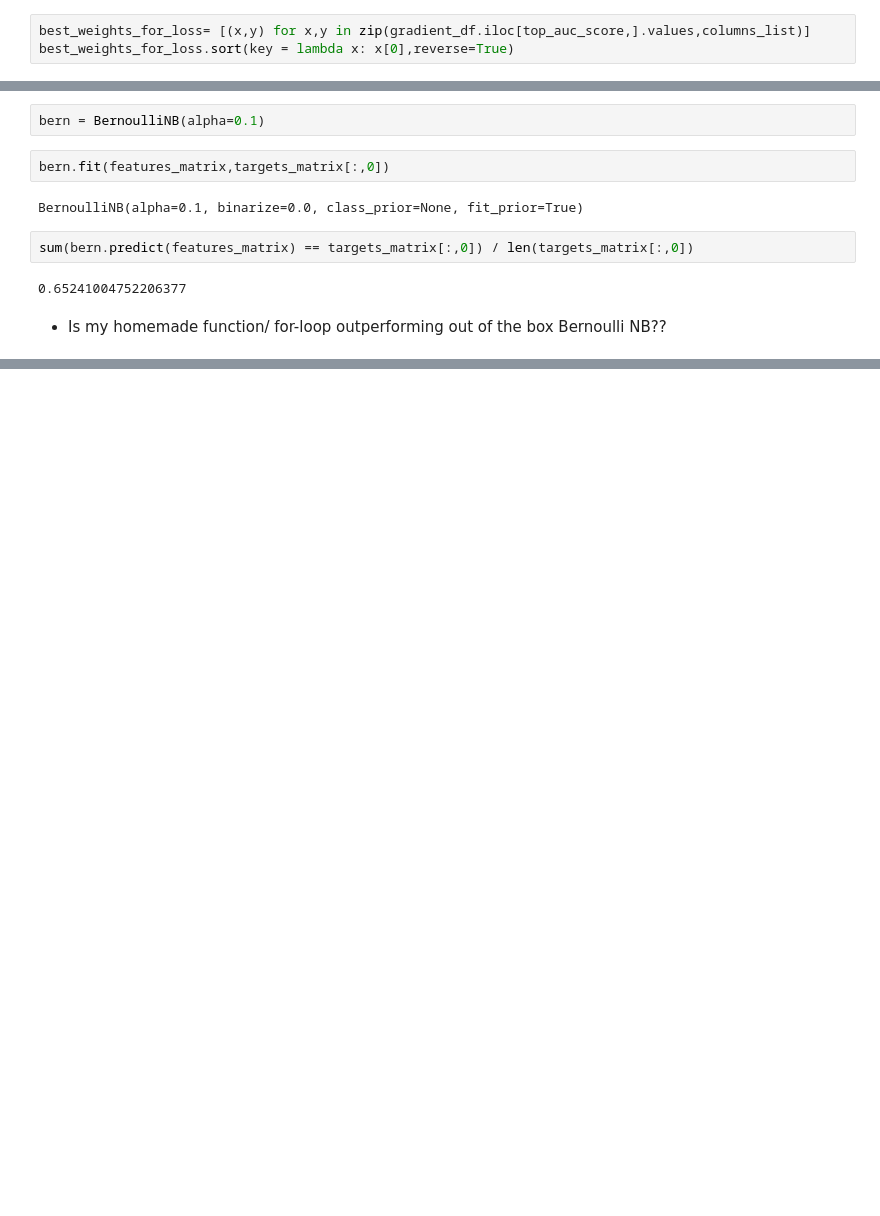
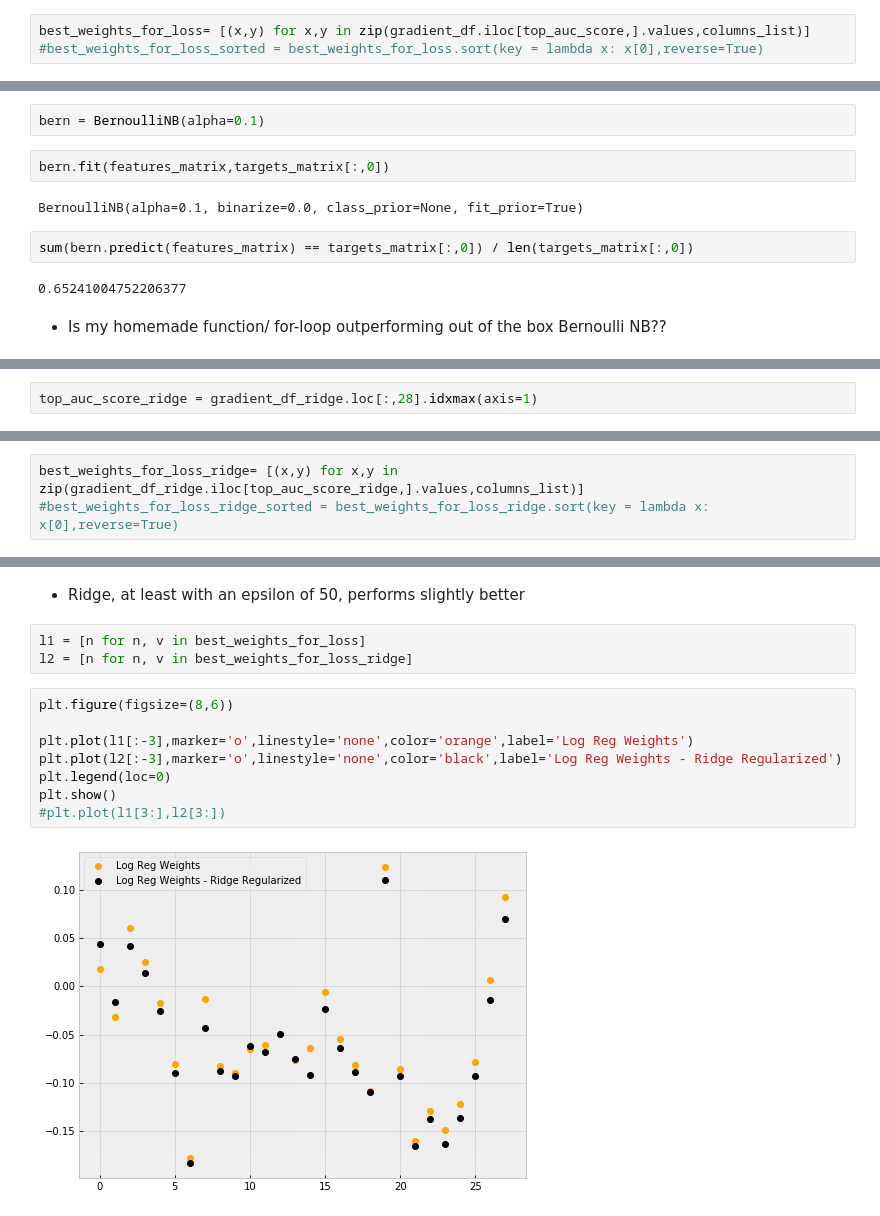
Before and after one commit to MichaelNormandyGavin/contraceptive, a Jupyter notebook: Contraceptive Study Classification.ipynb, the cells around one changed output, grey strips where cells are left out. Cells and saved outputs as stored; diff of their text form; blank space fills up the shorter version.

Commit message:
Experimenting with Ridge and Lasso regularization

```diff
--- a/Contraceptive Study Classification.ipynb
+++ b/Contraceptive Study Classification.ipynb
@@ -383,4 +385,4 @@ columns_list.extend(('auc_score','log_loss','accuracy_score'))
 top_auc_score = gradient_df.loc[:,28].idxmax(axis=1)
 # %%
 best_weights_for_loss= [(x,y) for x,y in zip(gradient_df.iloc[top_auc_score,].values,columns_list)]
-best_weights_for_loss.sort(key = lambda x: x[0],reverse=True)
+#best_weights_for_loss_sorted = best_weights_for_loss.sort(key = lambda x: x[0],reverse=True)
@@ -422,0 +489,2 @@ sum(bern.predict(features_matrix) == targets_matrix[:,0]) / len(targets_matrix[:
+# %%
+top_auc_score_ridge = gradient_df_ridge.loc[:,28].idxmax(axis=1)
@@ -422,0 +495,3 @@ sum(bern.predict(features_matrix) == targets_matrix[:,0]) / len(targets_matrix[:
+# %%
+best_weights_for_loss_ridge= [(x,y) for x,y in zip(gradient_df_ridge.iloc[top_auc_score_ridge,].values,columns_list)]
+#best_weights_for_loss_ridge_sorted = best_weights_for_loss_ridge.sort(key = lambda x: x[0],reverse=True)
@@ -422,0 +537,15 @@ sum(bern.predict(features_matrix) == targets_matrix[:,0]) / len(targets_matrix[:
+# %% [markdown]
+- Ridge, at least with an epsilon of 50, performs slightly better
+# %%
+l1 = [n for n, v in best_weights_for_loss]
+l2 = [n for n, v in best_weights_for_loss_ridge]
+# %%
+plt.figure(figsize=(8,6))
+
+plt.plot(l1[:-3],marker='o',linestyle='none',color='orange',label='Log Reg Weights')
+plt.plot(l2[:-3],marker='o',linestyle='none',color='black',label='Log Reg Weights - Ridge Regularized')
+plt.legend(loc=0)
+plt.show()
+#plt.plot(l1[3:],l2[3:])
+# %% [output]
+[figure, added]
```
Also changed, not shown: parts of 19 cells of this notebook.
